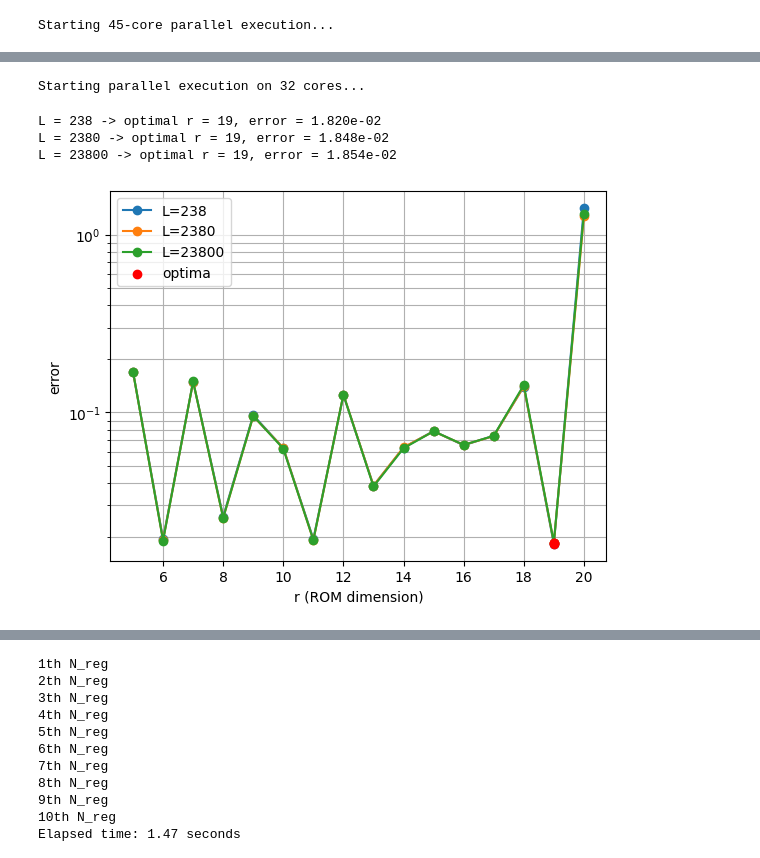
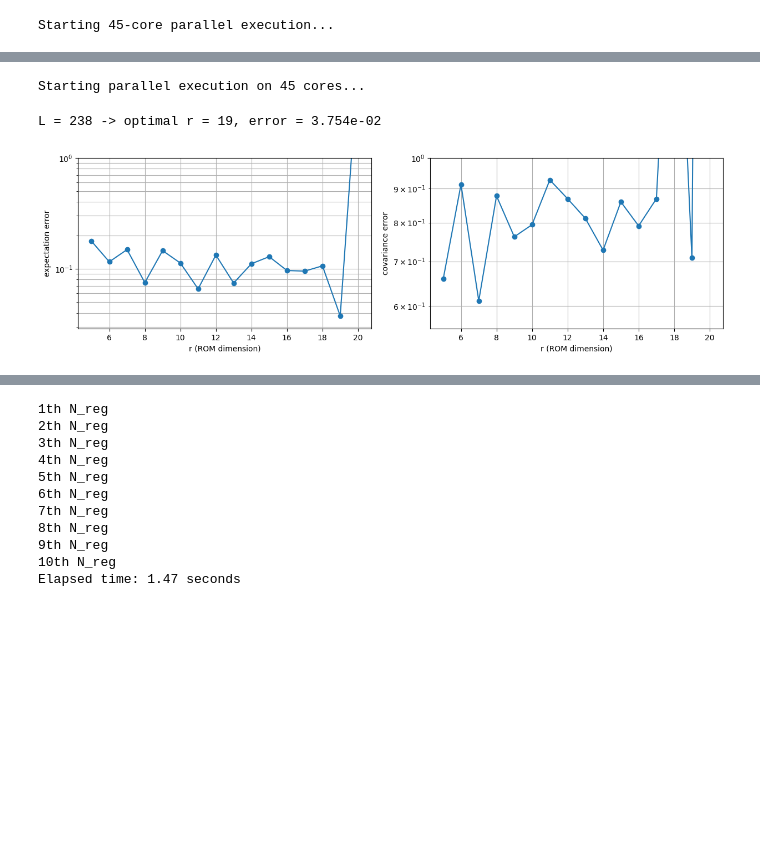
Before and after one commit to hyeonghun1/CapillaryWaveTurbulence, a Jupyter notebook: 1DstochasticOpInf.ipynb, the cells around one changed output, grey strips where cells are left out. Cells and saved outputs as stored; diff of their text form; code cells hidden in the pictures; blank space fills up the shorter version.

Commit message:
parallel computing added

```diff
--- a/1DstochasticOpInf.ipynb
+++ b/1DstochasticOpInf.ipynb
@@ -23,7 +23,7 @@ power_labels = {
     "0p35": list("abcdefghijklmnop"),
 }
 
-power = "0p20"
+power = "0p10"
 
 Q, t, x, nx = stoOpinf.load_Q_dataset(power, power_labels[power])
 # %%
@@ -553,7 +544,8 @@ H_reg = np.array([5760])
 isbilinear = True
 r_all = np.arange(5, 21)
 
-L_test = [L * m for m in [1, 10, 100]]
+L_test = [L * m for m in [1]]
+# L_test = [L * m for m in [1, 10]]
 
 # ----------------------------
 # Precompute shared training data ONCE
@@ -621,15 +613,18 @@ def run_case(rr, i_L):
     E_error = np.linalg.norm(E_train - Eopinf, 'fro') / np.linalg.norm(E_train, 'fro')
     C_error = stoOpinf.page_norm(C_train - Copinf) / stoOpinf.page_norm(C_train)
 
-    return rr, i_L, E_error, C_error
+    # Recon
+    EROM = Vr_temp @ Eopinf
+
+    return rr, i_L, E_error, C_error, EROM, Copinf
 
 
 # ----------------------------
-# PARALLEL EXECUTION (32 CORES)
+# PARALLEL EXECUTION (n CORES)
 # ----------------------------
-n_jobs = 32
+n_jobs = 45
 
-print("Starting parallel execution on 32 cores...")
+print(f"Starting parallel execution on {n_jobs} cores...")
 
 tasks = [
     (rr, i_L)
@@ -652,42 +647,46 @@ for res in tqdm(
 E_error = np.zeros((len(r_all), len(L_test)))
 C_error = np.zeros((len(r_all), len(L_test)))
 
-for rr, i_L, e, c in results:
+EROM_all = [[None for _ in range(len(L_test))] for _ in range(len(r_all))]
+Copinf_all = [[None for _ in range(len(L_test))] for _ in range(len(r_all))]
+
+for rr, i_L, e, c, e_rom, c_rom in results:
     E_error[rr, i_L] = e
     C_error[rr, i_L] = c
+
+    EROM_all[rr][i_L] = e_rom
+    Copinf_all[rr][i_L] = c_rom
 # %% [output]
-Starting parallel execution on 32 cores...
+Starting parallel execution on 45 cores...
-# %%
-for rr, i_L, e, c in results:
-    E_error[rr, i_L] = e
-    C_error[rr, i_L] = c
 # %%
 r_opt_list = []
 E_opt_list = []
+C_opt_list = []
 
 for i_L, LL in enumerate(L_test):
     idx = np.argmin(E_error[:, i_L])
     r_opt_list.append(r_all[idx])
     E_opt_list.append(E_error[idx, i_L])
+    C_opt_list.append(C_error[idx, i_L])
 
     print(f"L = {LL} -> optimal r = {r_all[idx]}, error = {E_error[idx, i_L]:.3e}")
 
-plt.figure()
+fig, axs = plt.subplots(1, 2, figsize=(15, 4), facecolor='w')
 
 for i_L, LL in enumerate(L_test):
-    plt.plot(r_all, E_error[:, i_L], '-o', label=f"L={LL}")
+    axs[0].plot(r_all, E_error[:, i_L], '-o', label=f"L={LL}")
+    axs[1].plot(r_all, C_error[:, i_L], '-o', label=f"L={LL}")
 
-# overlay optimal points
-plt.scatter(r_opt_list, E_opt_list, color='red', zorder=5, label='optima')
-
-plt.yscale('log')
-plt.xlabel('r (ROM dimension)')
-plt.ylabel('error')
-plt.legend()
-plt.grid(True, which='both')
+for i in range(2):
+    axs[i].set_yscale('log')
+    axs[i].set_xlabel('r (ROM dimension)')
+    axs[i].grid(True, which='both')
+    axs[i].set_ylim(top = 1)
+axs[1].set_ylim([min(C_error)/1.1, 1])
+axs[0].set_ylabel('expectation error')
+axs[1].set_ylabel('covariance error')
+# axs[0].legend()
 plt.show()
 # %% [output]
-L = 238 -> optimal r = 19, error = 1.820e-02
-L = 2380 -> optimal r = 19, error = 1.848e-02
-L = 23800 -> optimal r = 19, error = 1.854e-02
+L = 238 -> optimal r = 19, error = 3.754e-02
-[figure, old version]
+[figure, new version]
```
Also changed, not shown: parts of 11 cells of this notebook.
